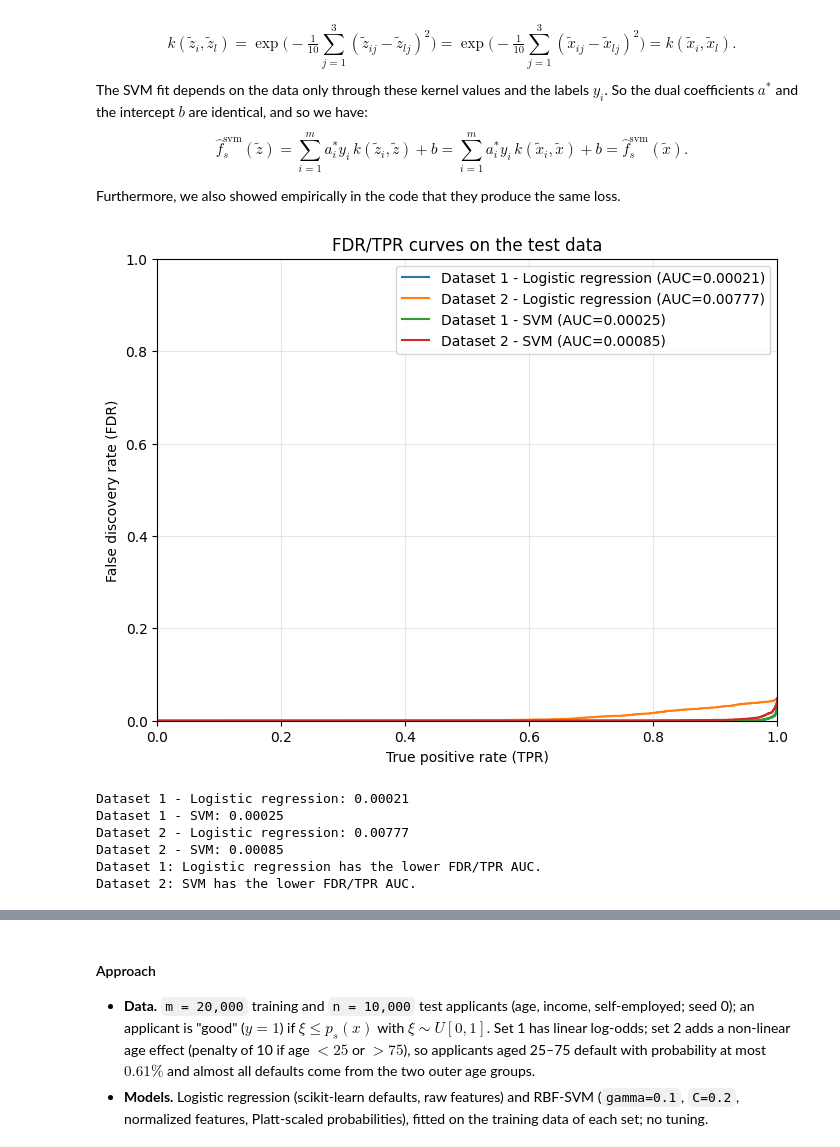
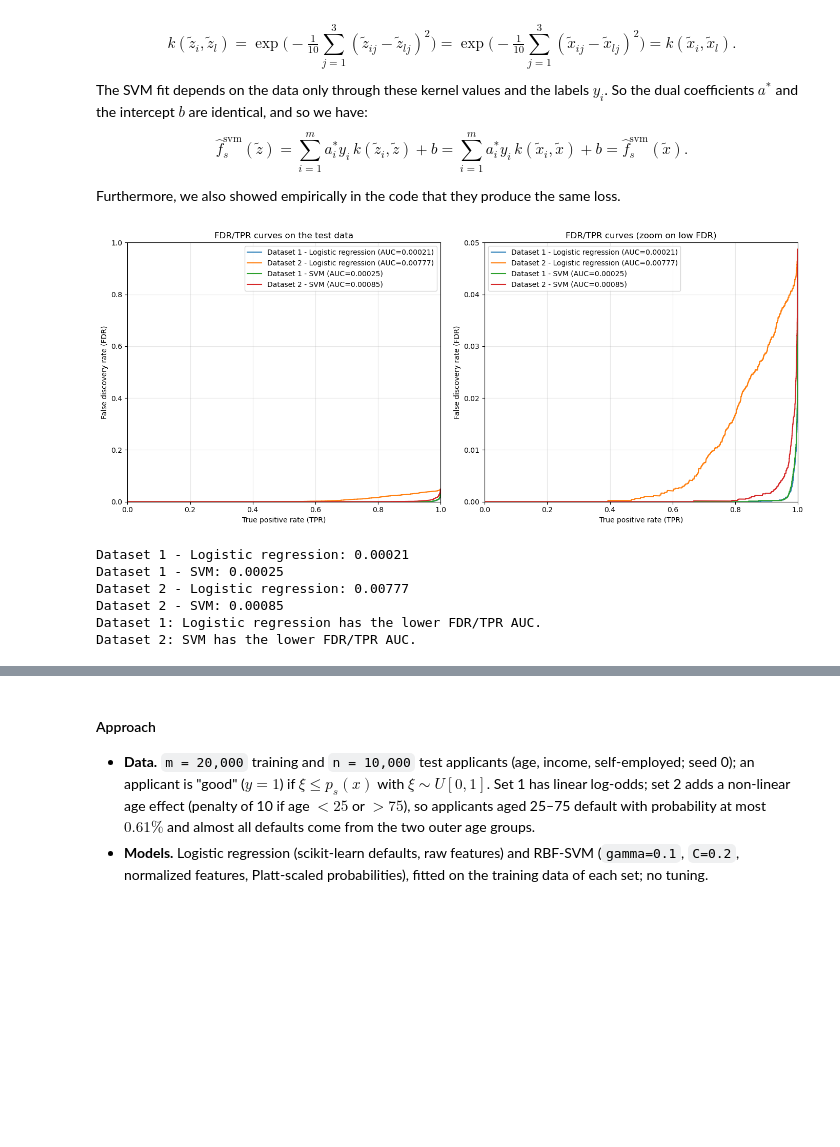
Before and after one commit to giacomomaggiore/ml-finance-insurance, a Jupyter notebook: 2-credit-analytics/2-main.ipynb, the cells around one changed output, grey strips where cells are left out. Saved outputs shown, nothing was run; the diff lists cells and outputs as text; code cells hidden in the pictures; blank space fills up the shorter version.

Commit message:
Project 2: final version
Merged 2.c plots into one figure, expanded answer in 3c and made small changes on formatting based on feedback from project 1

```diff
--- a/2-credit-analytics/2-main.ipynb
+++ b/2-credit-analytics/2-main.ipynb
@@ -268,93 +272,74 @@ $$
 
 Furthermore, we also showed empirically in the code that they produce the same loss.
 # %%
-# Exercise 2.c
+# Exercise 2.c)
 # Plot the FDR/TPR-curves with the TPR on the horizontal axis and the FDR on the vertical axis,
 # and compute the AUC of each plotted curve on the test data.
 
 import matplotlib.pyplot as plt
 
-# Thresholds c: you may use all distinct predicted probabilities (this gives the exact curve), or a grid of
-# values in [0, 1]. A uniform grid such as np.linspace(0, 1, 100) can be too coarse when many predicted
-# probabilities are very close to 1. Check that your curve covers TPR values from (close to) 0 to 1.
-
-# To approximately calculate the AUC, it is fine to simply use Riemann sums.
-# This means, if you have N (a_i, b_i) pairs for the curves, ordered such that a_1 <= a_2 <= ... <= a_N,
-# then you may simply use the sum
-# sum_{i=1}^{N-1} (b_i + b_{i+1})/2 * (a_{i+1}-a_i)
-# as the approximation of the integral (or AUC)
-
 # Exact curve: every distinct predicted probability is a threshold c (classify as good if p >= c).
 # Sorting by decreasing probability, cumulative sums give TP and FP for all thresholds at once;
 # tied probabilities are grouped so each threshold appears once.
-def plot_fdr_tpr(y_true, probabilities, label):
+def fdr_tpr_curve(y_true, probabilities):
     y_true = np.asarray(y_true).ravel()
     probabilities = np.asarray(probabilities).ravel()
     positives = np.sum(y_true == 1)  # depends only on the dataset
 
     order = np.argsort(-probabilities, kind="stable")
     scores = probabilities[order]
     labels = y_true[order]
     tp = np.cumsum(labels == 1)  # true positives for each threshold
     fp = np.cumsum(labels == 0)  # false positives for each threshold
     group_ends = np.r_[scores[:-1] != scores[1:], True]
     tp, fp = tp[group_ends], fp[group_ends]
 
     tpr = np.r_[0, tp / positives]
     fdr = np.r_[0, fp / (tp + fp)]  # FDR is set to 0 at TPR = 0 (no loans granted)
     auc = np.sum((fdr[:-1] + fdr[1:]) / 2 * np.diff(tpr))  # Riemann (trapezoidal) sum
+    return tpr, fdr, auc
 
-    plt.plot(tpr, fdr, label=f"{label} (AUC={auc:.5f})")
-    return auc
+# Compute each curve and its AUC once (the same function is reused for all four cases)
+cases = {
+    "Dataset 1 - Logistic regression": (y_1_test, pred_X_1[m:, 1]),
+    "Dataset 2 - Logistic regression": (y_2_test, pred_X_2[m:, 1]),
+    "Dataset 1 - SVM": (y_1_test, model_1_pred_normalized[m:, 1]),
+    "Dataset 2 - SVM": (y_2_test, model_2_pred_normalized[m:, 1]),
+}
+curves = {label: fdr_tpr_curve(y, p) for label, (y, p) in cases.items()}
 
-plt.figure(figsize=(8, 6))
-
-# (the same function is reused for all four cases)
-auc_logistic_1 = plot_fdr_tpr(y_1_test, pred_X_1[m:, 1], "Dataset 1 - Logistic regression")
-auc_logistic_2 = plot_fdr_tpr(y_2_test, pred_X_2[m:, 1], "Dataset 2 - Logistic regression")
-auc_svm_1 = plot_fdr_tpr(y_1_test, model_1_pred_normalized[m:, 1], "Dataset 1 - SVM")
-auc_svm_2 = plot_fdr_tpr(y_2_test, model_2_pred_normalized[m:, 1], "Dataset 2 - SVM")
-
-plt.xlabel("True positive rate (TPR)")
-plt.ylabel("False discovery rate (FDR)")
-plt.title("FDR/TPR curves on the test data")
-plt.xlim(0, 1)
-plt.ylim(0, 1)
-plt.grid(True, alpha=0.3)
-plt.legend()
+# Left: full range. Right: zoom on the low-FDR range for better visibility.
+fig, axes = plt.subplots(1, 2, figsize=(14, 6))
+for ax, ylim, title in zip(axes, [(0, 1), (0, 0.05)],
+                           ["FDR/TPR curves on the test data", "FDR/TPR curves (zoom on low FDR)"]):
+    for label, (tpr, fdr, auc) in curves.items():
+        ax.plot(tpr, fdr, label=f"{label} (AUC={auc:.5f})")
+    ax.set_xlabel("True positive rate (TPR)")
+    ax.set_ylabel("False discovery rate (FDR)")
+    ax.set_title(title)
+    ax.set_xlim(0, 1)
+    ax.set_ylim(*ylim)
+    ax.grid(True, alpha=0.3)
+    ax.legend()
+plt.tight_layout()
 plt.show()
 
 # Print the AUC values.
+auc_logistic_1, auc_logistic_2 = curves["Dataset 1 - Logistic regression"][2], curves["Dataset 2 - Logistic regression"][2]
+auc_svm_1, auc_svm_2 = curves["Dataset 1 - SVM"][2], curves["Dataset 2 - SVM"][2]
+
 print(f"Dataset 1 - Logistic regression: {auc_logistic_1:.5f}")
 print(f"Dataset 1 - SVM: {auc_svm_1:.5f}")
 print(f"Dataset 2 - Logistic regression: {auc_logistic_2:.5f}")
 print(f"Dataset 2 - SVM: {auc_svm_2:.5f}")
 
 # A lower FDR/TPR AUC means a lower average false discovery rate across TPR values.
 # Compare logistic regression and the normalized-feature SVM separately on each data set.
 for dataset, logistic_auc, svm_auc in [("Dataset 1", auc_logistic_1, auc_svm_1), ("Dataset 2", auc_logistic_2, auc_svm_2)]:
     better_model = "Logistic regression" if logistic_auc < svm_auc else "SVM"
     print(f"{dataset}: {better_model} has the lower FDR/TPR AUC.")
-
-
-
-# Bonus: Close-up of the bottom-right corner (same curves, zoomed axes)
-plt.figure(figsize=(8, 6))
-for y, p, label in [(y_1_test, pred_X_1[m:, 1], "Dataset 1 - Logistic regression"),
-                    (y_2_test, pred_X_2[m:, 1], "Dataset 2 - Logistic regression"),
-                    (y_1_test, model_1_pred_normalized[m:, 1], "Dataset 1 - SVM"),
-                    (y_2_test, model_2_pred_normalized[m:, 1], "Dataset 2 - SVM")]:
-    plot_fdr_tpr(y, p, label)
-plt.xlabel("True positive rate (TPR)")
-plt.ylabel("False discovery rate (FDR)")
-plt.title("FDR/TPR curves on the test data (close-up)")
-plt.xlim(0.8, 1)
-plt.ylim(0, 0.05)
-plt.grid(True, alpha=0.3)
-plt.legend()
-plt.show()
 # %% [output]
-[figure, old version]
+[figure, new version]
 Dataset 1 - Logistic regression: 0.00021
 Dataset 1 - SVM: 0.00025
 Dataset 2 - Logistic regression: 0.00777
```
Also changed, not shown: parts of 18 cells of this notebook.
